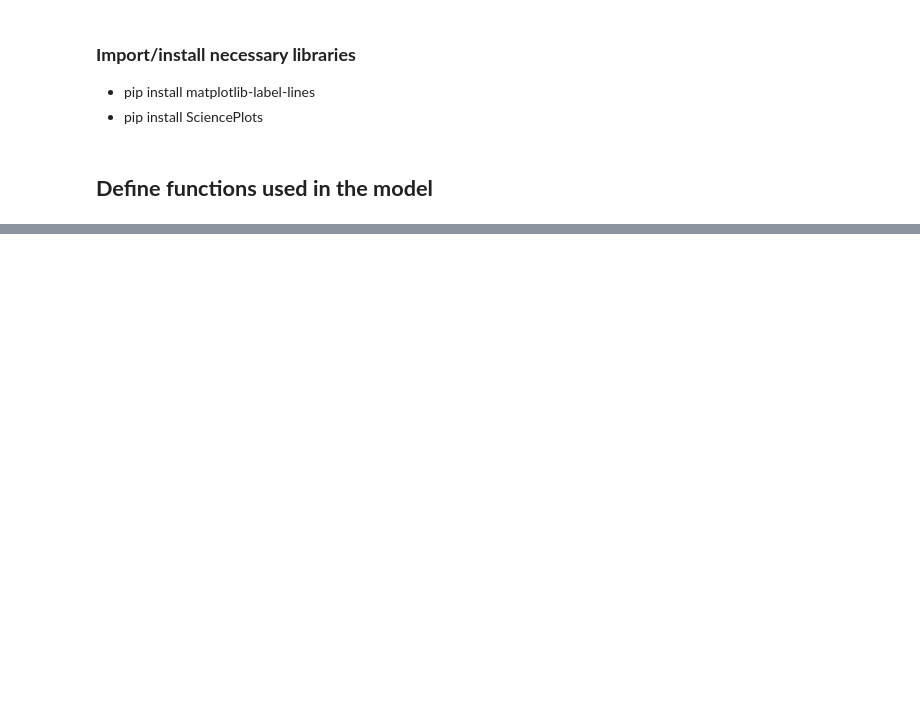
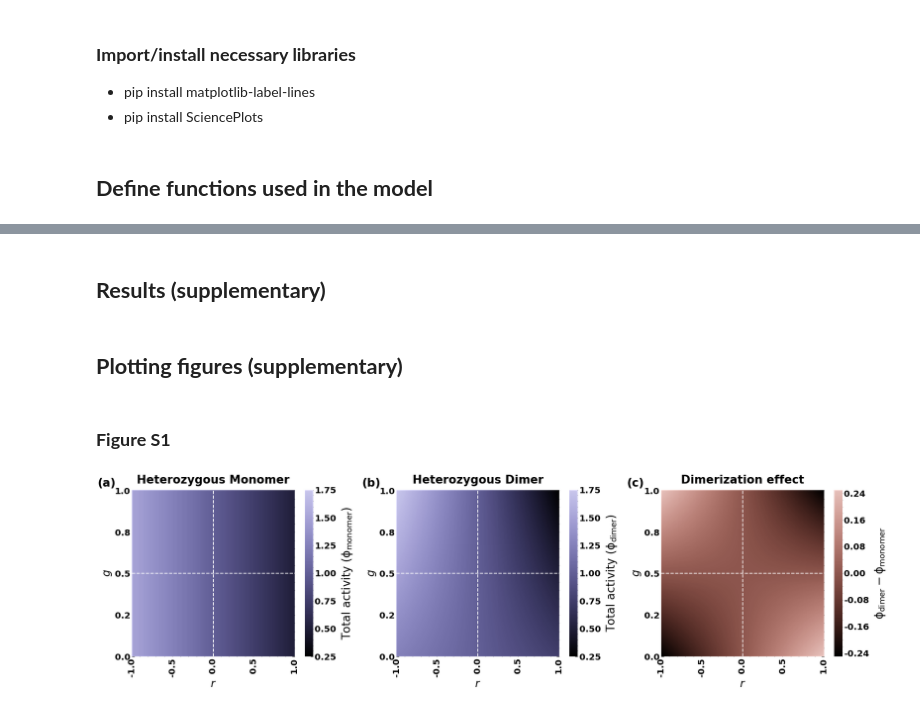
Before and after one commit to Landrylab/Dominance_model_2025, a Jupyter notebook: Scripts/Dominance_model_figures.ipynb, the cells around one changed output, grey strips where cells are left out. Drawn from its saved outputs; the diff is of its cells as text; code cells hidden in the pictures; blank space fills up the shorter version.

```diff
--- a/Scripts/Dominance_model_figures.ipynb
+++ b/Scripts/Dominance_model_figures.ipynb
@@ -1719,0 +593,2 @@ plt.plot()
+# %% [markdown]
+## **Results (supplementary)**
@@ -1719,0 +641,58 @@ plt.plot()
+# %% [markdown]
+## **Plotting figures (supplementary)**
+# %%
+# generating and storing colormaps in a list
+starts = [0.0, 0.5, 1.0, 2.0]
+cmaps = [sns.cubehelix_palette(start=s, rot=0, dark=0.0, light=0.8, reverse=True, as_cmap=True) for s in starts]
+# %% [markdown]
+### **Figure S1**
+# %%
+fig, axs = plt.subplots(1,3, figsize=(30,7))
+
+# g values
+g_vals_S = np.linspace(0,1,201)
+
+# x and y ticks
+xticks_S1 = np.arange(0, len(r_vals), 50)
+xticklabels_S1 = np.round(r_vals[::50], 1)
+yticks_S1 = np.arange(0, len(g_vals_S), 50)
+yticklabels_S1 = np.round(g_vals_S[::50], 1)
+
+# plotting data
+figS1_data = [(act_m_hetero_S1, (0.25, 1.75), cmaps[0], r"Total activity ($\mathrm{\phi_{monomer}}$)", "Heterozygous Monomer", "(a)"),
+               (act_d_hetero_S1, (0.25, 1.75), cmaps[0], r"Total activity ($\mathrm{\phi_{dimer}}$)", "Heterozygous Dimer", "(b)"),
+               (act_r_hetero_S1, (-0.25, 0.25), cmaps[2], r"$\mathrm{\phi_{dimer} - \phi_{monomer}}$", "Dimerization effect", "(c)")]
+
+for i, (dat, (vmin, vmax), cmap, cbarlabel, title, panelno) in enumerate(figS1_data):
+    ax = axs[i]
+    sns.heatmap(dat, ax=ax, vmin=vmin, vmax=vmax, cmap=cmap) # heatmap
+    ax.invert_yaxis()
+
+    # colorbar properties
+    cbar = ax.collections[0].colorbar
+    cbar.set_label(label=cbarlabel, fontsize=26, labelpad=10)
+    cbar.ax.tick_params(labelsize=20)
+    cbar.locator = MaxNLocator(nbins=7)
+    cbar.ax.yaxis.set_major_formatter(FormatStrFormatter("%.2f"))
+    for label in cbar.ax.get_yticklabels():
+        label.set_fontweight("bold")
+
+    # lines for g=0.5, r=0.0
+    ax.axhline(y=len(g_vals_S)/2, color="white", linestyle="--", linewidth=2, label="g=0.5")
+    ax.axvline(x=len(r_vals)/2, color="white", linestyle="--", linewidth=2, label="r=0")
+
+    # x and y ticks and labels
+    ax.set_xticks(xticks_S1, xticklabels_S1, fontsize=20, fontweight="bold")
+    ax.set_yticks(yticks_S1, yticklabels_S1, fontsize=20, fontweight="bold")
+    ax.set_xlabel("$r$", fontsize=25)
+    ax.set_ylabel("$g$", fontsize=25)
+
+    # panel title and annotation
+    ax.set_title(title, fontsize=26, fontweight="bold", pad=15)
+    ax.annotate(panelno, xy=(-0.21, 1.02), xycoords="axes fraction", fontsize=26, fontweight="bold")
+
+plt.subplots_adjust(wspace=0.3)
+plt.savefig("FigureS1.pdf", dpi=800)
+plt.show()
+# %% [output]
+[figure, added]
```
Also changed, not shown: parts of 101 cells of this notebook, 13 other files.
